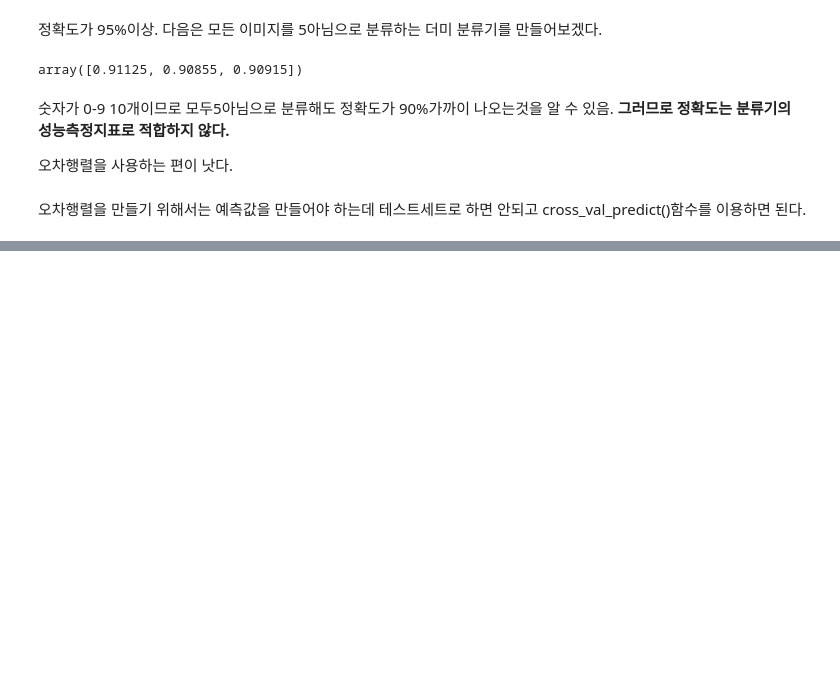
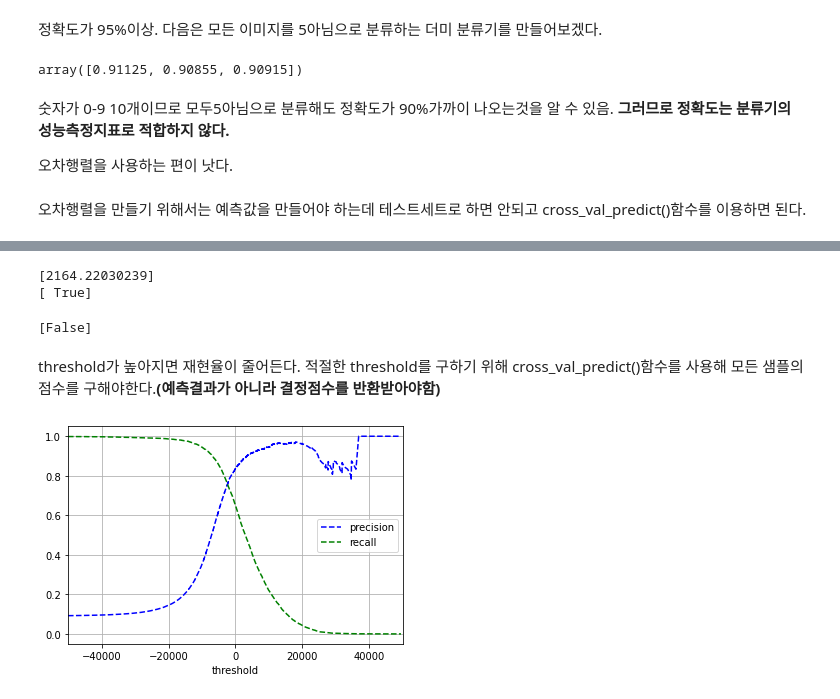
Before and after one commit to mk1encer/HandsOnML, a Jupyter notebook: Classification.ipynb, the cells around one changed output, grey strips where cells are left out. Saved outputs shown, nothing was run; the diff lists cells and outputs as text; code cells hidden in the pictures; blank space fills up the shorter version.

Commit message:
precision, recall 공부

```diff
--- a/Classification.ipynb
+++ b/Classification.ipynb
@@ -95,0 +145,36 @@ cross_val_predict()함수는 cross_val_score()함수와 동일하게 k-겹 교
+# %%
+y_scores=sgd_clf.decision_function([some_digit])
+print(y_scores)
+threshold=0
+y_some_digit_pred=(y_scores > threshold)
+print(y_some_digit_pred)
+# %% [output]
+[2164.22030239]
+[ True]
+# %%
+threshold=8000
+y_some_digit_pred=(y_scores > threshold)
+print(y_some_digit_pred)
+# %% [output]
+[False]
+# %% [markdown]
+threshold가 높아지면 재현율이 줄어든다.
+적절한 threshold를 구하기 위해 cross_val_predict()함수를 사용해 모든 샘플의 점수를 구해야한다.**(예측결과가 아니라 결정점수를 반환받아야함)**
+# %%
+y_scores=cross_val_predict(sgd_clf, X_train, y_train_5, cv=3, method='decision_function')
+# %%
+from sklearn.metrics import precision_recall_curve
+precisions, recalls, thresholds = precision_recall_curve(y_train_5,y_scores)
+# %%
+def plot_precision_recall_vs_threshold(precisions, recalls, thresholds):
+  plt.plot(thresholds, precisions[:-1],'b--',label='Precision')
+  plt.plot(thresholds, recalls[:-1],'g--',label='Recall')
+  plt.xlabel('threshold')
+  plt.legend(['precision','recall'])
+  plt.xlim(-50000,50000)
+  plt.grid(True)
+
+plot_precision_recall_vs_threshold(precisions, recalls, thresholds)
+plt.show()
+# %% [output]
+[figure, added]
```
Also changed, not shown: parts of 17 cells of this notebook.
